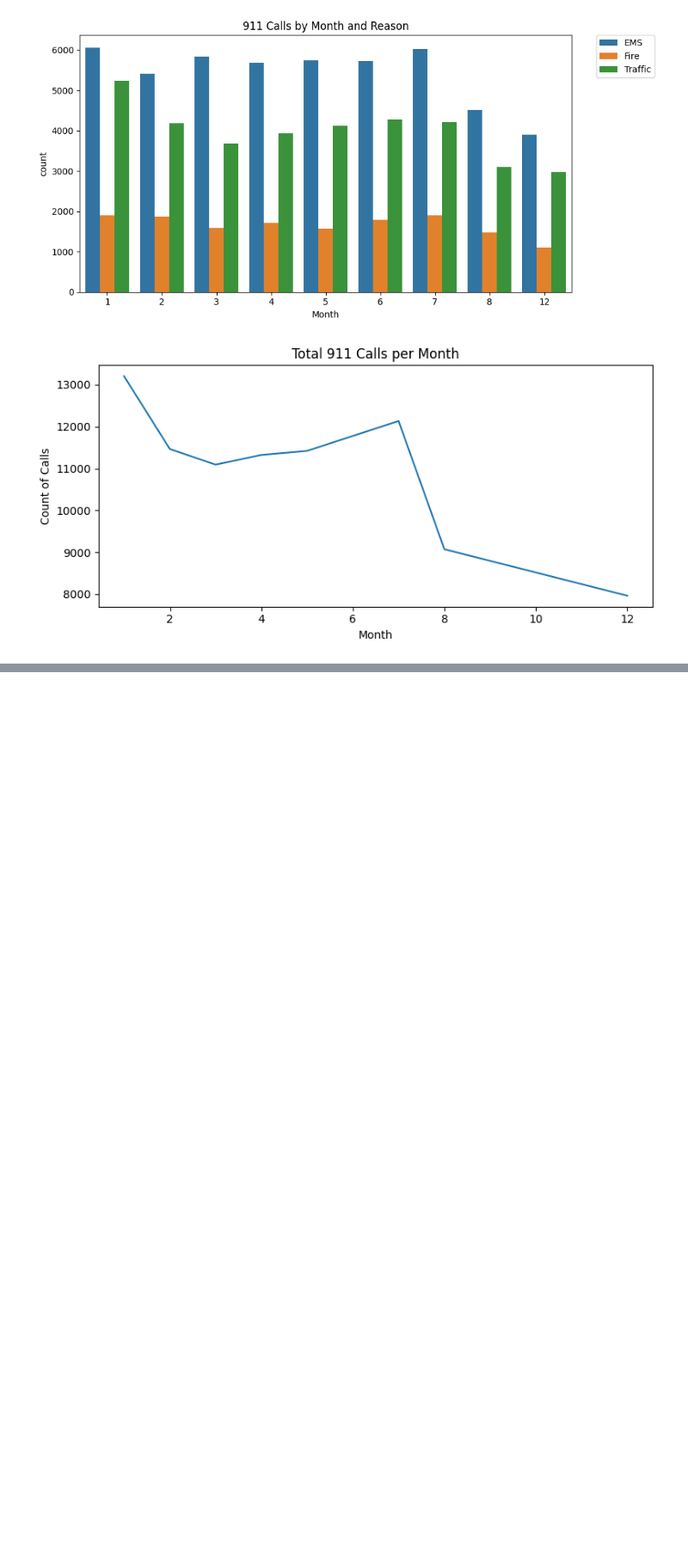
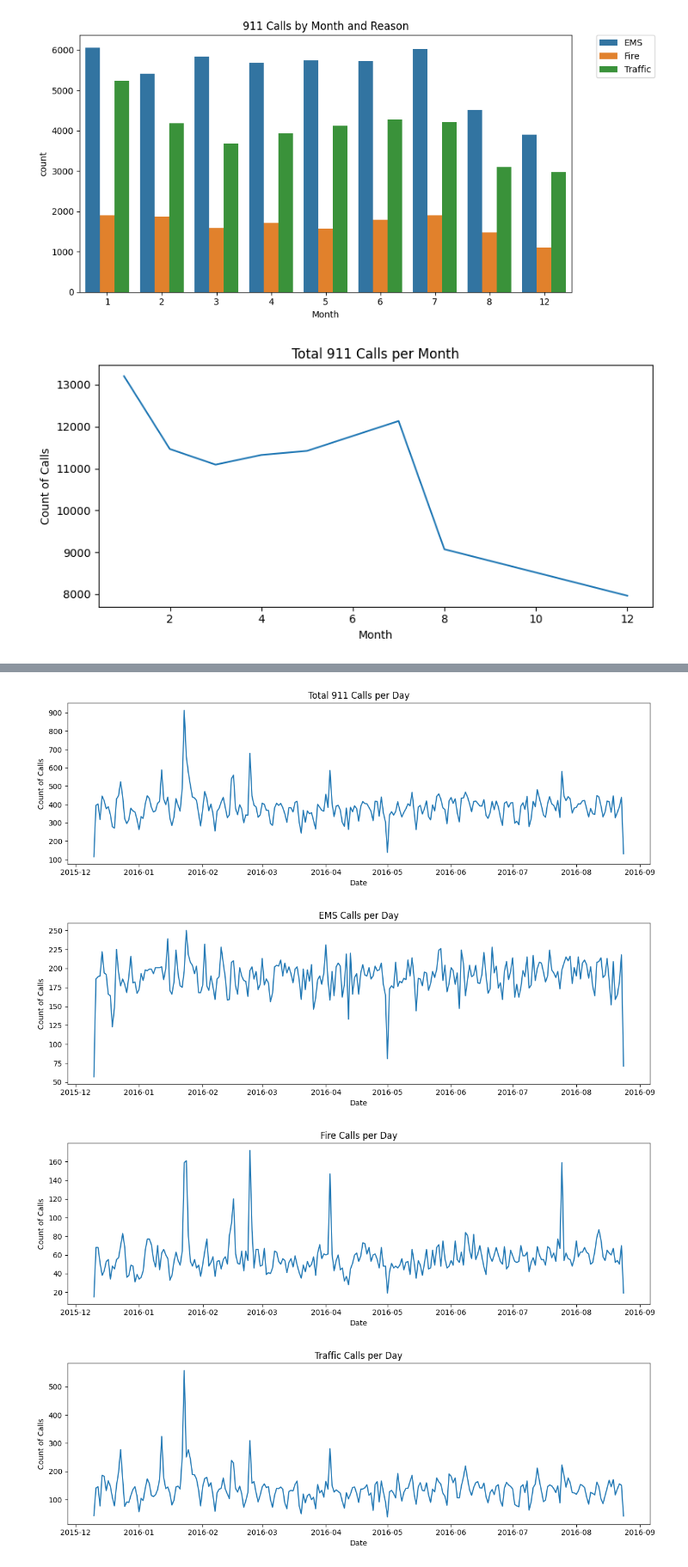
Before and after one commit to BabaDee-code/TE_Exam_solutions, a Jupyter notebook: src_911_quiz/quiz_solution_notebook.ipynb, the cells around one changed output, grey strips where cells are left out. Shown: that part at 86% size. Drawn from its saved outputs; the diff is of its cells as text; code cells hidden in the pictures; blank space fills up the shorter version.

```diff
--- a/src_911_quiz/quiz_solution_notebook.ipynb
+++ b/src_911_quiz/quiz_solution_notebook.ipynb
@@ -165,0 +163,28 @@ plot_heatmap(df)
+# %%
+#Extracting just the date from the timeStamp
+df['Date'] = df['timeStamp'].apply(lambda t: t.date())
+
+# then show the total number of calls per day
+calls_per_day = df.groupby('Date').count()['twp']
+plt.figure(figsize=(12, 4))
+calls_per_day.plot()
+plt.title('Total 911 Calls per Day')
+plt.xlabel('Date')
+plt.ylabel('Count of Calls')
+plt.tight_layout()
+plt.show()
+
+#I will now loop through each reason and plot on its own figure
+for reason in df['Reason'].unique():
+    plt.figure(figsize=(12, 4))
+    df[df['Reason'] == reason].groupby('Date').count()['twp'].plot()
+    plt.title(f'{reason} Calls per Day')
+    plt.xlabel('Date')
+    plt.ylabel('Count of Calls')
+    plt.tight_layout()
+    plt.show()
+# %% [output]
+[figure, added]
+[figure, added]
+[figure, added]
+[figure, added]
```
Also changed, not shown: parts of 6 cells of this notebook.
